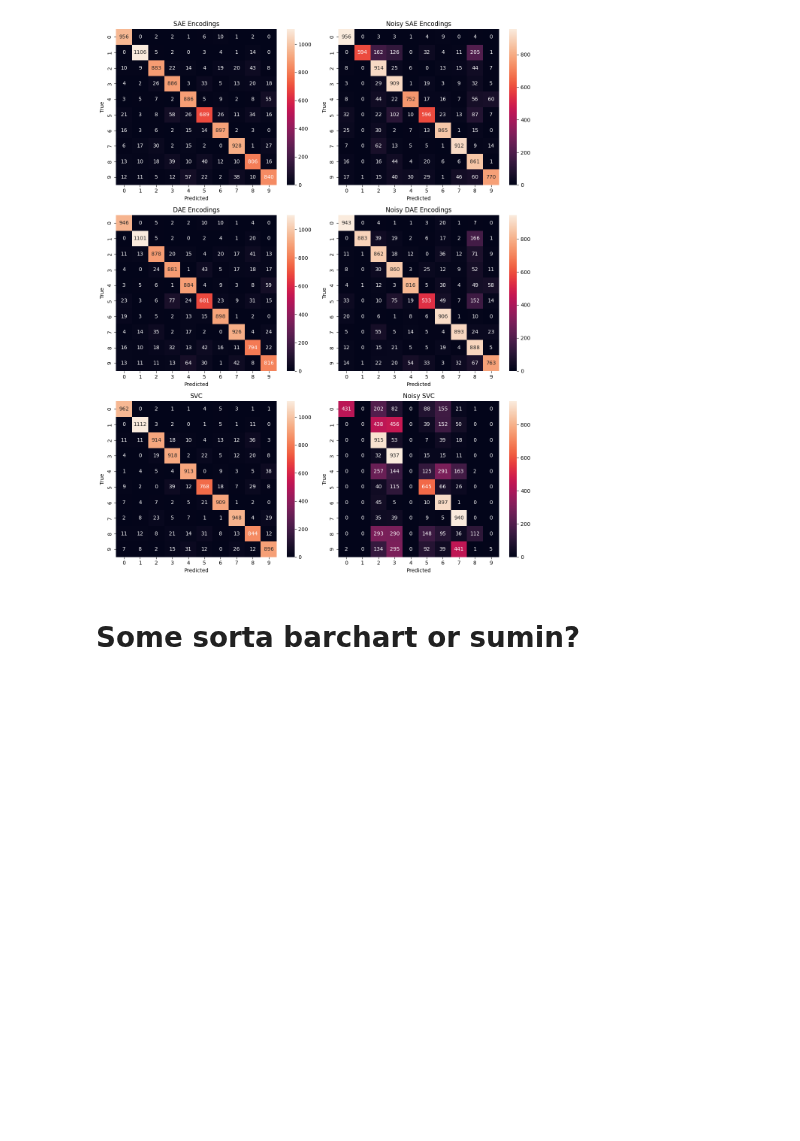
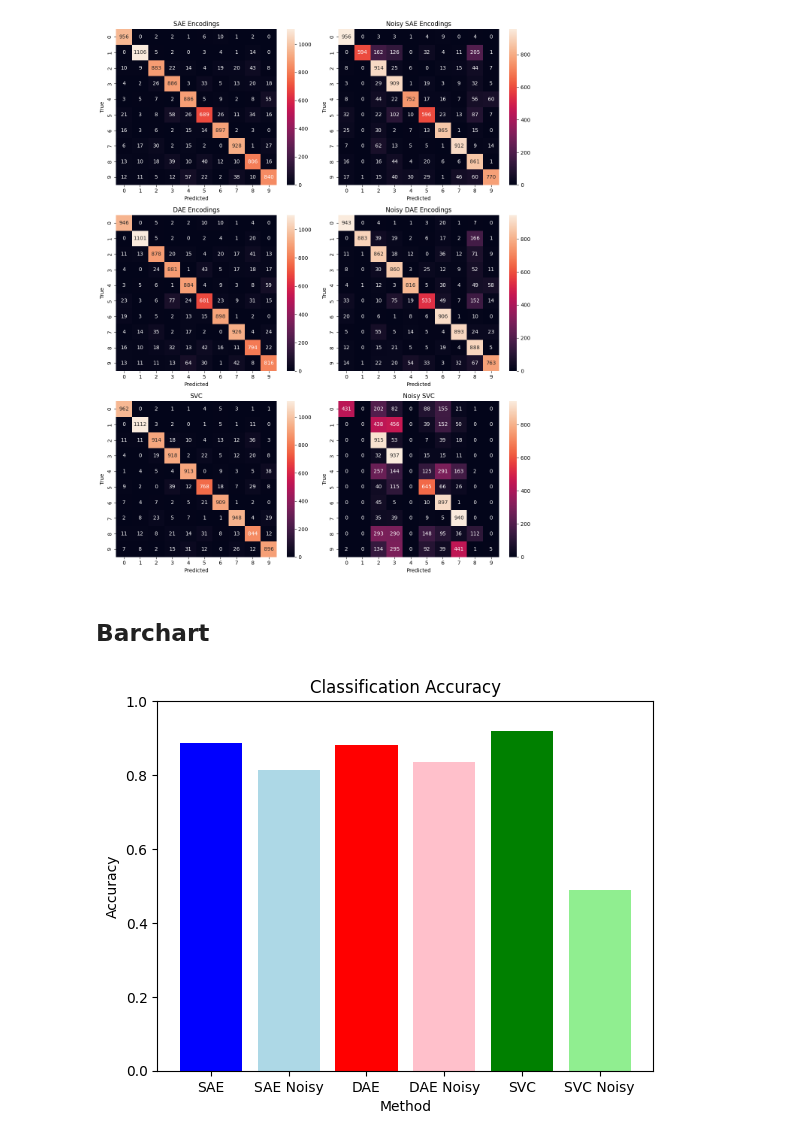
Before and after one commit to DiJam20/developing-autoencoders, a Jupyter notebook: 13ii_Classifying_RF_Frequency.ipynb, the cells around one changed output. Drawn from its saved outputs; the diff is of its cells as text; code cells hidden in the pictures; blank space fills up the shorter version.

Commit message:
feat: add barchart comparing noise frequency robustness

```diff
--- a/13ii_Classifying_RF_Frequency.ipynb
+++ b/13ii_Classifying_RF_Frequency.ipynb
@@ -287,5 +297,18 @@ plt.tight_layout()
 plt.show()
 # %% [output]
 [figure]
-# %% [markdown]
-# Some sorta barchart or sumin?
+# %% [markdown]
+## Barchart
+# %%
+names = ['SAE', 'SAE Noisy', 'DAE', 'DAE Noisy', 'SVC', 'SVC Noisy']
+values = [0.8877, 0.8129, 0.8805, 0.8347, 0.9184, 0.4882]
+colors = ['blue', 'lightblue', 'red', 'pink', 'green', 'lightgreen']
+
+plt.bar(names, values, color=colors)
+plt.title('Classification Accuracy')
+plt.xlabel('Method')
+plt.ylabel('Accuracy')
+plt.ylim(0, 1)
+plt.show()
+# %% [output]
+[figure, added]
```
Also changed, not shown: parts of 6 cells of this notebook.
